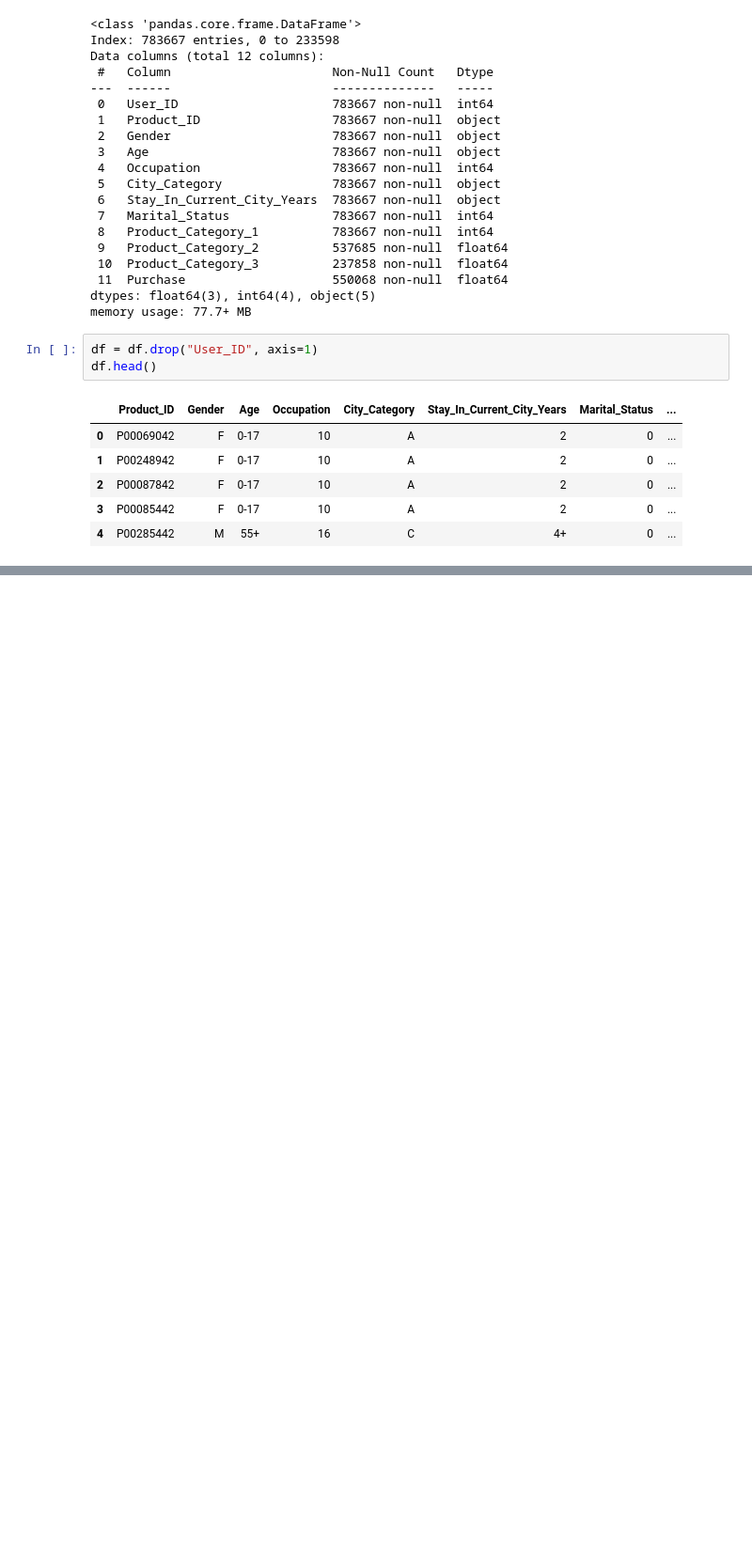
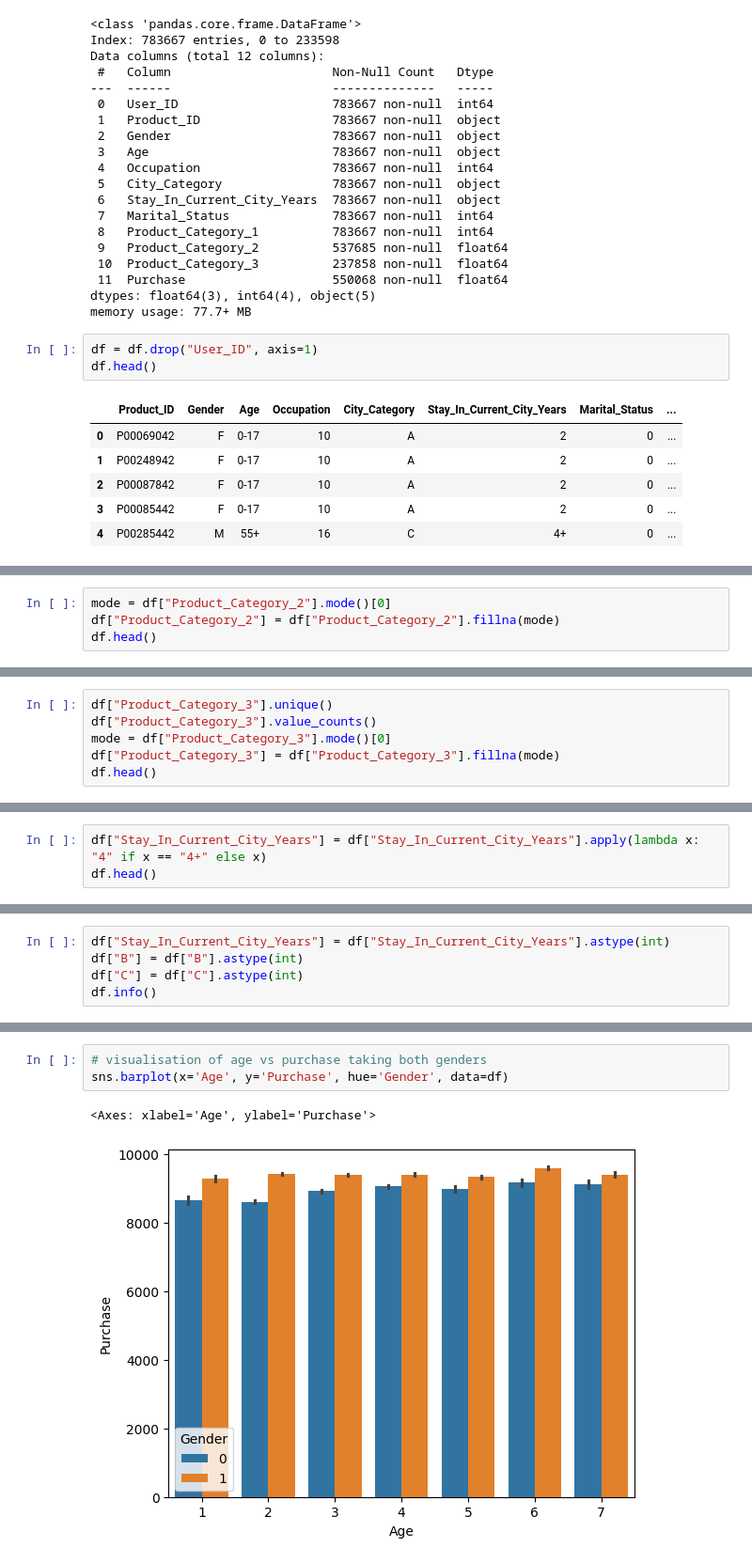
Before and after one commit to prayas7102/ML-Algorithms-Implementation, a Jupyter notebook: Black_Friday_EDA/sol.ipynb, the cells around one changed output, grey strips where cells are left out. Shown at 94% size. Drawn from its saved outputs; the diff is of its cells as text; blank space fills up the shorter version.

```diff
--- a/Black_Friday_EDA/sol.ipynb
+++ b/Black_Friday_EDA/sol.ipynb
@@ -103,0 +152,4 @@ df.head()
+# %%
+mode = df["Product_Category_2"].mode()[0]
+df["Product_Category_2"] = df["Product_Category_2"].fillna(mode)
+df.head()
@@ -103,0 +163,6 @@ df.head()
+# %%
+df["Product_Category_3"].unique()
+df["Product_Category_3"].value_counts()
+mode = df["Product_Category_3"].mode()[0]
+df["Product_Category_3"] = df["Product_Category_3"].fillna(mode)
+df.head()
@@ -103,0 +176,3 @@ df.head()
+# %%
+df["Stay_In_Current_City_Years"] = df["Stay_In_Current_City_Years"].apply(lambda x: "4" if x == "4+" else x)
+df.head()
@@ -103,0 +186,5 @@ df.head()
+# %%
+df["Stay_In_Current_City_Years"] = df["Stay_In_Current_City_Years"].astype(int)
+df["B"] = df["B"].astype(int)
+df["C"] = df["C"].astype(int)
+df.info()
@@ -103,0 +211,6 @@ df.head()
+# %%
+# visualisation of age vs purchase taking both genders
+sns.barplot(x='Age', y='Purchase', hue='Gender', data=df)
+# %% [output]
+<Axes: xlabel='Age', ylabel='Purchase'>
+[figure, added]
```
Also changed, not shown: parts of 14 cells of this notebook, 4 other files.
